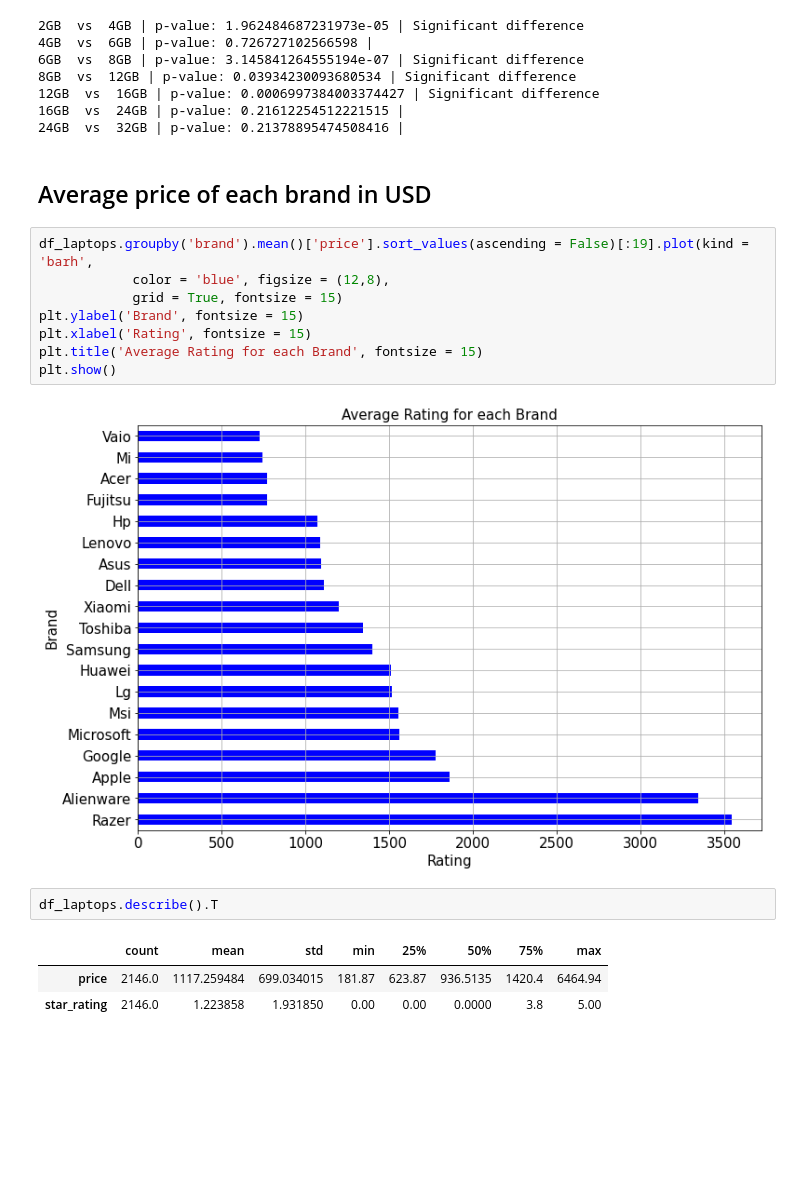
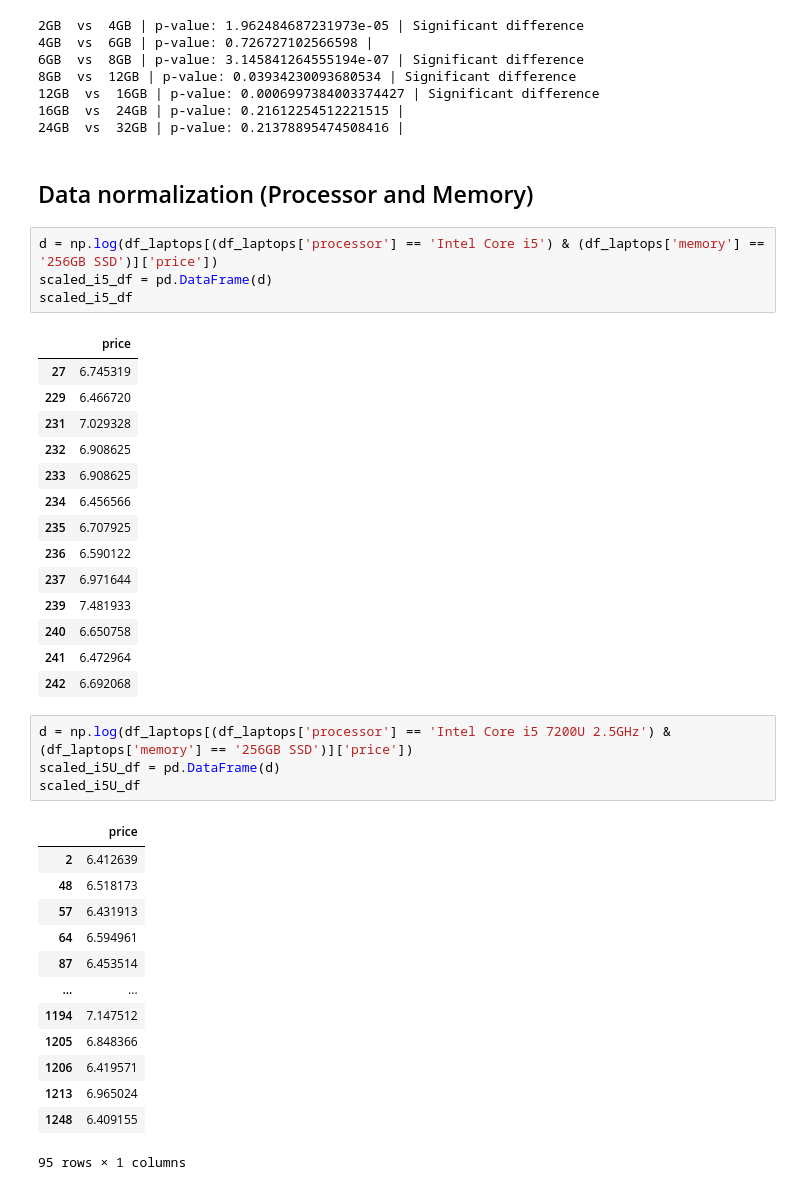
Before and after one commit to jason-9601/DATAPRE-Final, a Jupyter notebook: DATAPRE Final.ipynb, the cells around one changed output. Cells and saved outputs as stored; diff of their text form; blank space fills up the shorter version.

```diff
--- a/DATAPRE Final.ipynb
+++ b/DATAPRE Final.ipynb
@@ -944,20 +945,41 @@ for i in range(0, len(df_ram_price) - 2):
 16GB  vs  24GB | p-value: 0.21612254512221515 |
 24GB  vs  32GB | p-value: 0.21378895474508416 |
 # %% [markdown]
-## Average price of each brand in USD
+## Data normalization (Processor and Memory)
-# %%
-df_laptops.groupby('brand').mean()['price'].sort_values(ascending = False)[:19].plot(kind = 'barh',
-            color = 'blue', figsize = (12,8),
-            grid = True, fontsize = 15)
-plt.ylabel('Brand', fontsize = 15)
-plt.xlabel('Rating', fontsize = 15)
-plt.title('Average Rating for each Brand', fontsize = 15)
-plt.show()
-# %% [output]
-[figure, removed]
-# %%
-df_laptops.describe().T
-# %% [output]
-|  | count | mean | std | min | 25% | 50% | 75% | max |
-| price | 2146.0 | 1117.259484 | 699.034015 | 181.87 | 623.87 | 936.5135 | 1420.4 | 6464.94 |
-| star_rating | 2146.0 | 1.223858 | 1.931850 | 0.00 | 0.00 | 0.0000 | 3.8 | 5.00 |
+# %%
+d = np.log(df_laptops[(df_laptops['processor'] == 'Intel Core i5') & (df_laptops['memory'] == '256GB SSD')]['price'])
+scaled_i5_df = pd.DataFrame(d)
+scaled_i5_df
+# %% [output]
+|  | price |
+| 27 | 6.745319 |
+| 229 | 6.466720 |
+| 231 | 7.029328 |
+| 232 | 6.908625 |
+| 233 | 6.908625 |
+| 234 | 6.456566 |
+| 235 | 6.707925 |
+| 236 | 6.590122 |
+| 237 | 6.971644 |
+| 239 | 7.481933 |
+| 240 | 6.650758 |
+| 241 | 6.472964 |
+| 242 | 6.692068 |
+# %%
+d = np.log(df_laptops[(df_laptops['processor'] == 'Intel Core i5 7200U 2.5GHz') & (df_laptops['memory'] == '256GB SSD')]['price'])
+scaled_i5U_df = pd.DataFrame(d)
+scaled_i5U_df
+# %% [output]
+|  | price |
+| 2 | 6.412639 |
+| 48 | 6.518173 |
+| 57 | 6.431913 |
+| 64 | 6.594961 |
+| 87 | 6.453514 |
+| ... | ... |
+| 1194 | 7.147512 |
+| 1205 | 6.848366 |
+| 1206 | 6.419571 |
+| 1213 | 6.965024 |
+| 1248 | 6.409155 |
+95 rows × 1 columns
```
Also changed, not shown: parts of 8 cells of this notebook.
